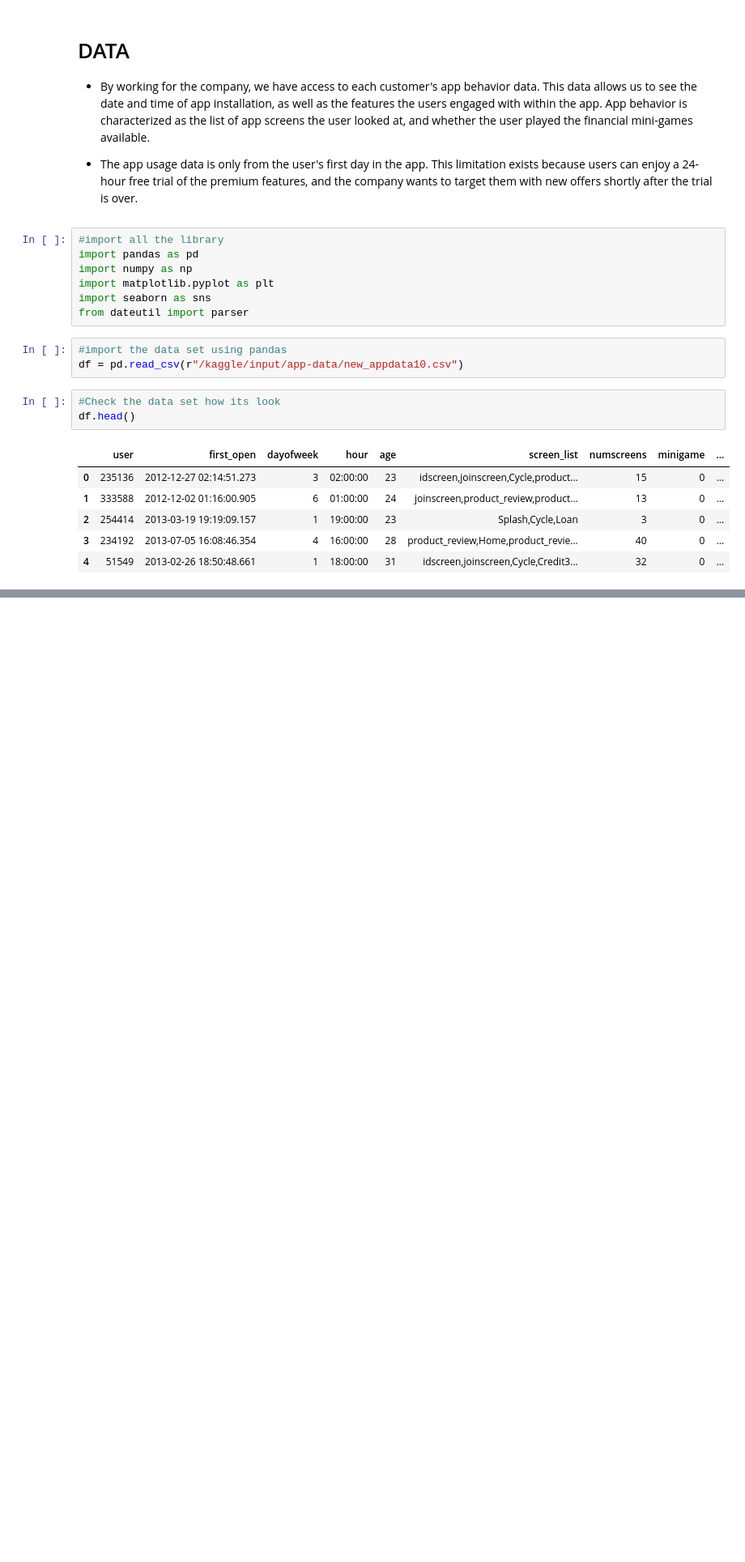
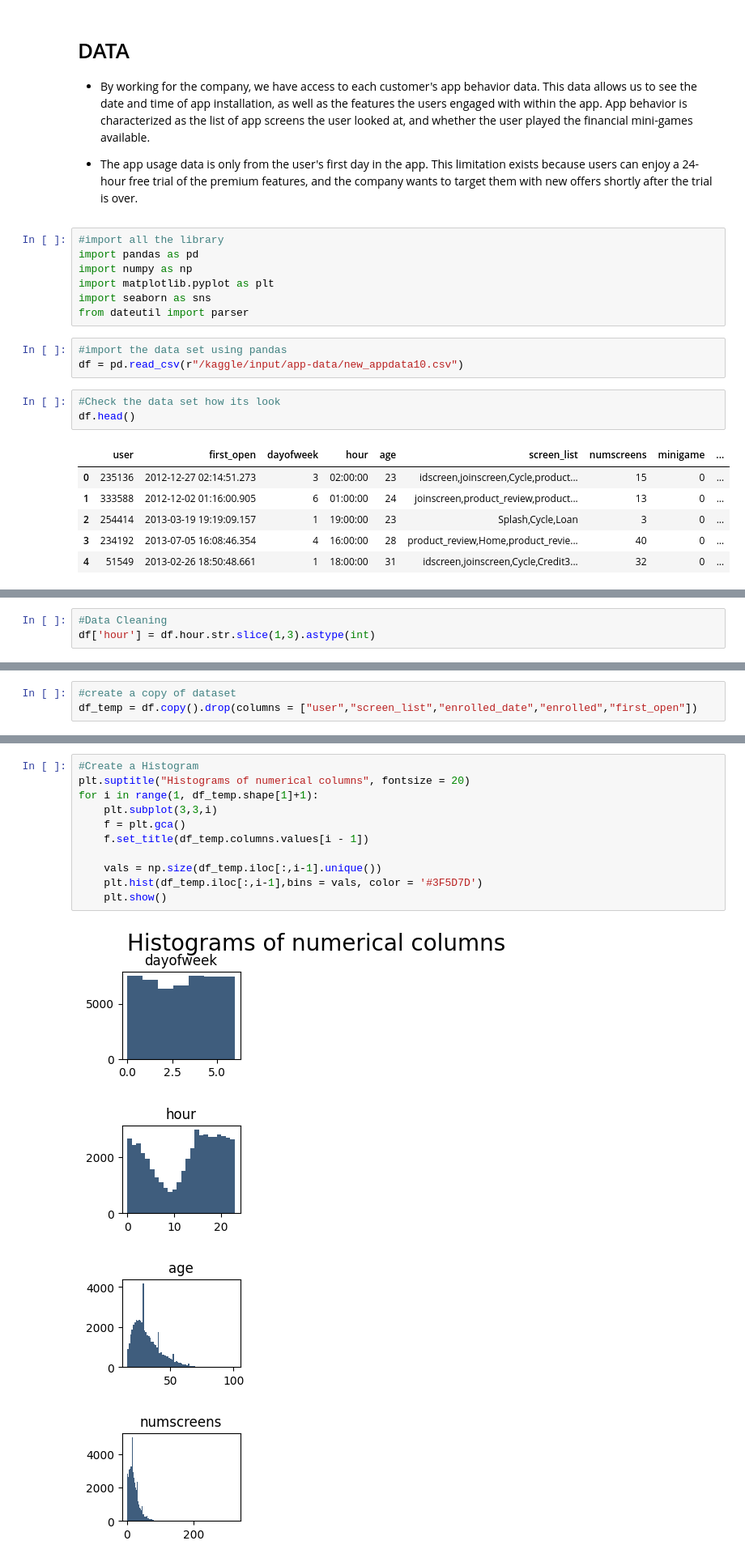
Before and after one commit to saimaharana4/ML_DL_Project, a Jupyter notebook: app-usage-analysis-churn-rate.ipynb, the cells around one changed output, grey strips where cells are left out. Shown: that part at 81% size. Saved outputs shown, nothing was run; the diff lists cells and outputs as text; blank space fills up the shorter version.

```diff
--- a/app-usage-analysis-churn-rate.ipynb
+++ b/app-usage-analysis-churn-rate.ipynb
@@ -52,3 +52,6 @@ df.head()
 | 50% | 187193.500000 | 3.000000 | 29.00000 | 18.000000 | 0.000000 | 0.000000 | 1.000000 | 0.000000 |
 | 75% | 279984.250000 | 5.000000 | 37.00000 | 28.000000 | 0.000000 | 0.000000 | 1.000000 | 0.000000 |
 | max | 373662.000000 | 6.000000 | 101.00000 | 325.000000 | 1.000000 | 1.000000 | 1.000000 | 1.000000 |
+# %%
+#Data Cleaning
+df['hour'] = df.hour.str.slice(1,3).astype(int)
@@ -54,0 +67,3 @@ df.head()
+# %%
+#create a copy of dataset
+df_temp = df.copy().drop(columns = ["user","screen_list","enrolled_date","enrolled","first_open"])
@@ -54,0 +79,16 @@ df.head()
+# %%
+#Create a Histogram
+plt.suptitle("Histograms of numerical columns", fontsize = 20)
+for i in range(1, df_temp.shape[1]+1):
+    plt.subplot(3,3,i)
+    f = plt.gca()
+    f.set_title(df_temp.columns.values[i - 1])
+
+    vals = np.size(df_temp.iloc[:,i-1].unique())
+    plt.hist(df_temp.iloc[:,i-1],bins = vals, color = '#3F5D7D')
+    plt.show()
+# %% [output]
+[figure, added]
+[figure, added]
+[figure, added]
+[figure, added]
```
Also changed, not shown: parts of 3 cells of this notebook.
